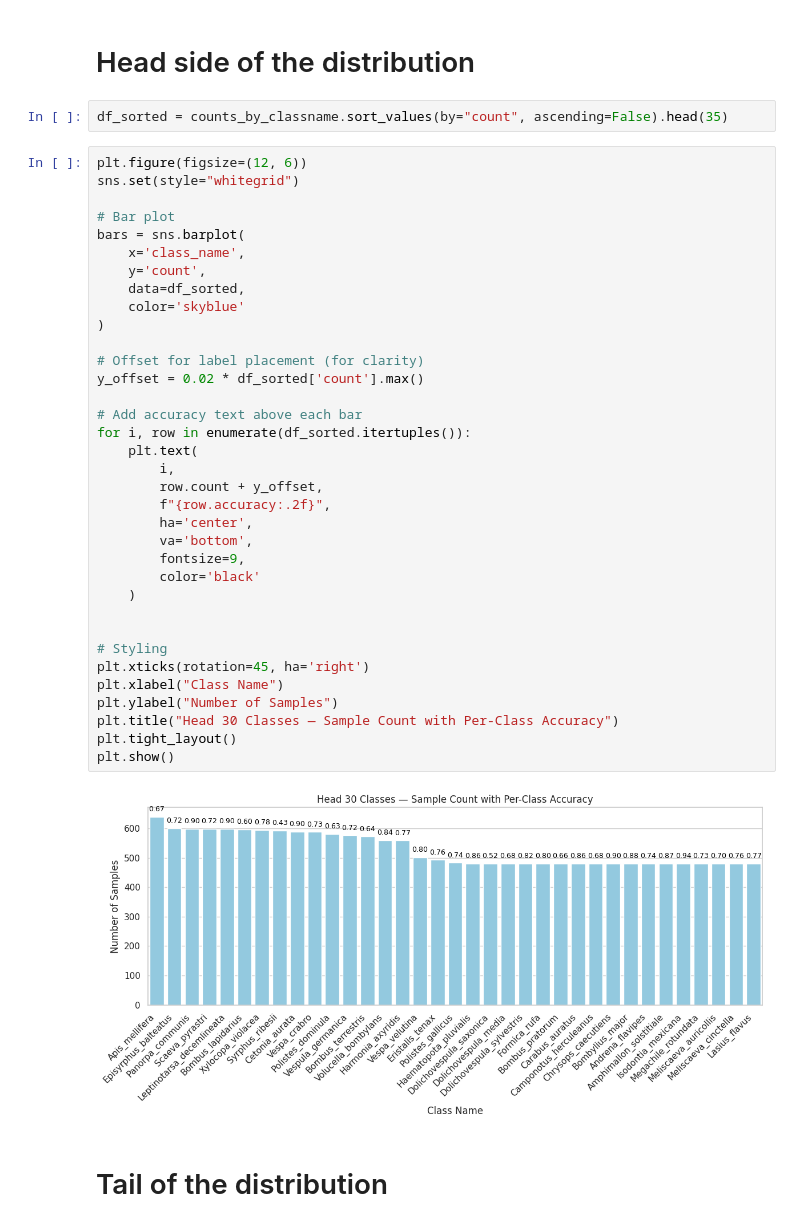
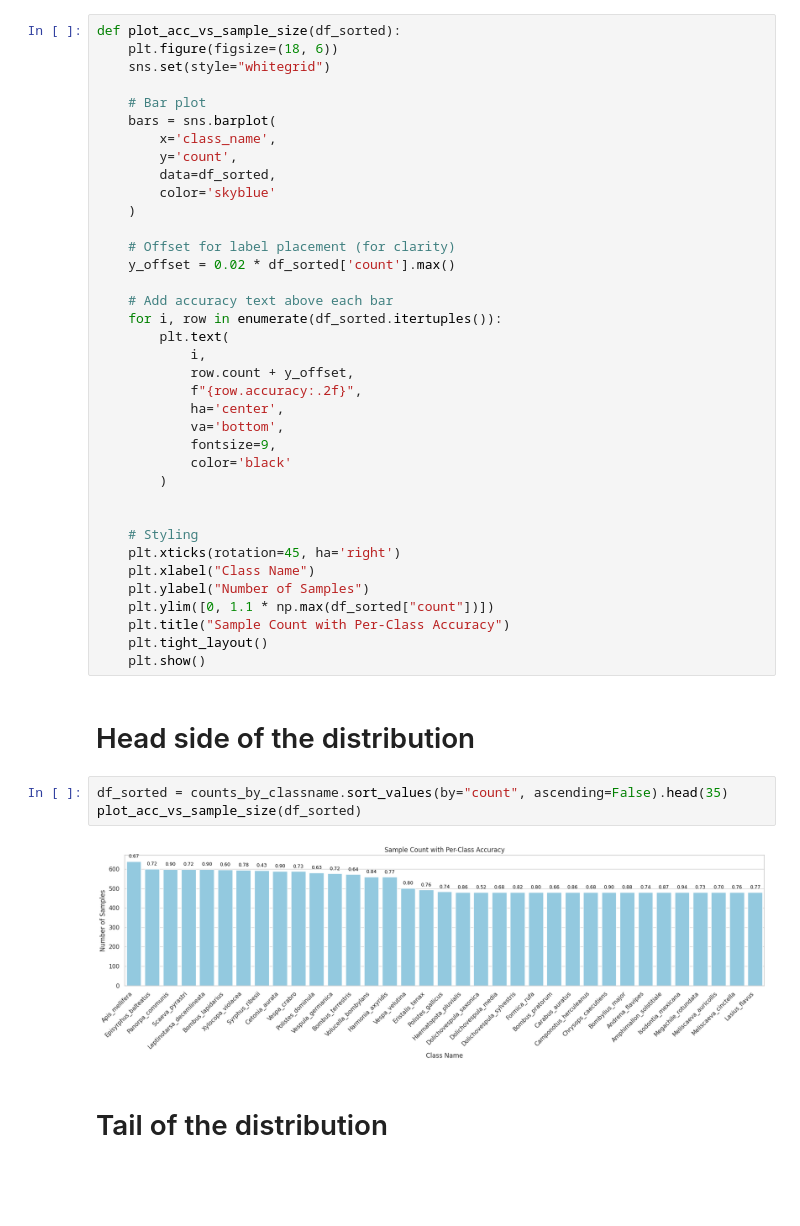
Before and after one commit to hdogan84/insect_cnn, a Jupyter notebook: notebooks/02_Accuracy_vs_Sample_Size.ipynb, the cells around one changed output. Cells and saved outputs as stored; diff of their text form; blank space fills up the shorter version.

Commit message:
refine the plot.

```diff
--- a/notebooks/02_Accuracy_vs_Sample_Size.ipynb
+++ b/notebooks/02_Accuracy_vs_Sample_Size.ipynb
@@ -99,47 +99,50 @@ counts_by_classname.head(3)
 | 29 | 2 | 480 | Amphimallon_solstitiale |
 # %%
 counts_by_classname["accuracy"] = per_class_accuracy
+# %%
+def plot_acc_vs_sample_size(df_sorted):
+    plt.figure(figsize=(18, 6))
+    sns.set(style="whitegrid")
+
+    # Bar plot
+    bars = sns.barplot(
+        x='class_name',
+        y='count',
+        data=df_sorted,
+        color='skyblue'
+    )
+
+    # Offset for label placement (for clarity)
+    y_offset = 0.02 * df_sorted['count'].max()
+
+    # Add accuracy text above each bar
+    for i, row in enumerate(df_sorted.itertuples()):
+        plt.text(
+            i,
+            row.count + y_offset,
+            f"{row.accuracy:.2f}",
+            ha='center',
+            va='bottom',
+            fontsize=9,
+            color='black'
+        )
+
+
+    # Styling
+    plt.xticks(rotation=45, ha='right')
+    plt.xlabel("Class Name")
+    plt.ylabel("Number of Samples")
+    plt.ylim([0, 1.1 * np.max(df_sorted["count"])])
+    plt.title("Sample Count with Per-Class Accuracy")
+    plt.tight_layout()
+    plt.show()
 # %% [markdown]
 # Head side of the distribution
 # %%
 df_sorted = counts_by_classname.sort_values(by="count", ascending=False).head(35)
+plot_acc_vs_sample_size(df_sorted)
+# %% [output]
+[figure, added]
-# %%
-plt.figure(figsize=(12, 6))
-sns.set(style="whitegrid")
-
-# Bar plot
-bars = sns.barplot(
-    x='class_name',
-    y='count',
-    data=df_sorted,
-    color='skyblue'
-)
-
-# Offset for label placement (for clarity)
-y_offset = 0.02 * df_sorted['count'].max()
-
-# Add accuracy text above each bar
-for i, row in enumerate(df_sorted.itertuples()):
-    plt.text(
-        i,
-        row.count + y_offset,
-        f"{row.accuracy:.2f}",
-        ha='center',
-        va='bottom',
-        fontsize=9,
-        color='black'
-    )
-
-
-# Styling
-plt.xticks(rotation=45, ha='right')
-plt.xlabel("Class Name")
-plt.ylabel("Number of Samples")
-plt.title("Head 30 Classes — Sample Count with Per-Class Accuracy")
-plt.tight_layout()
-plt.show()
-# %% [output]
-[figure, removed]
 # %% [markdown]
 # Tail of the distribution
 # %%
```
Also changed, not shown: parts of 4 cells of this notebook, 2 other files.
